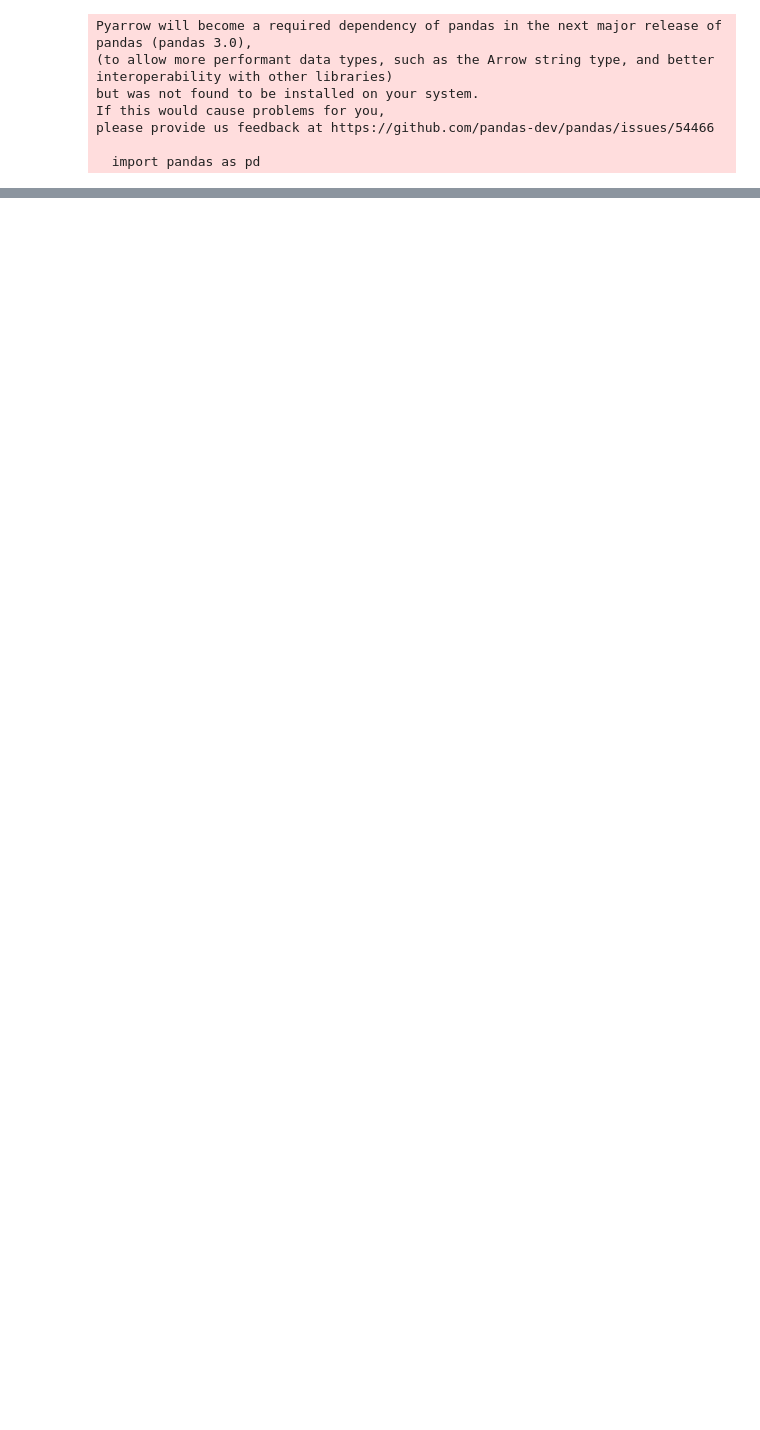
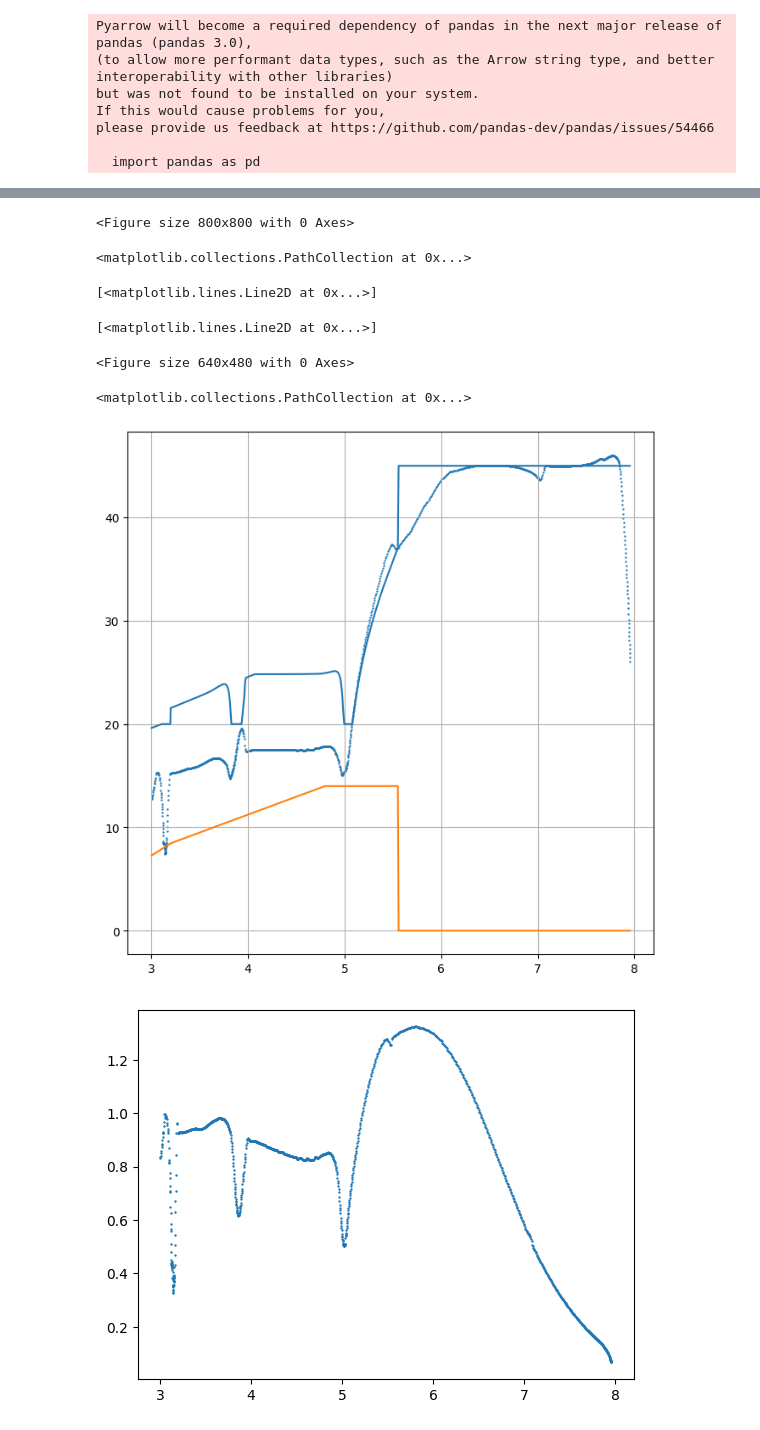
Before and after one commit to giuliodondi/kOS-Shuttle-OPS3, a Jupyter notebook: Ships/Script/Shuttle_OPS3/LOGS/vert_sit_displays.ipynb, the cells around one changed output, grey strips where cells are left out. Saved outputs shown, nothing was run; the diff lists cells and outputs as text; code cells hidden in the pictures; blank space fills up the shorter version.

Commit message:
grtls alpha limit profiles

```diff
--- a/Ships/Script/Shuttle_OPS3/LOGS/vert_sit_displays.ipynb
+++ b/Ships/Script/Shuttle_OPS3/LOGS/vert_sit_displays.ipynb
@@ -166,0 +164,29 @@ vert_sit_disp(2, data)
+# %%
+grtls_sit_data = data[data['mach'].between(3, 8)]
+
+plt.figure(figsize=(8,8))
+plt.scatter(
+           grtls_sit_data['mach'],
+            grtls_sit_data['alpha']*grtls_sit_data['cosphi'],
+            s=0.5
+    )
+plt.plot(grtls_sit_data['mach'], grtls_sit_data['alpul'])
+plt.plot(grtls_sit_data['mach'], grtls_sit_data['alpll'])
+
+plt.grid()
+
+plt.figure()
+plt.scatter(
+           grtls_sit_data['mach'],
+            grtls_sit_data['nz'],
+            s=0.5
+    )
+# %% [output]
+<Figure size 800x800 with 0 Axes>
+<matplotlib.collections.PathCollection at 0x...>
+[<matplotlib.lines.Line2D at 0x...>]
+[<matplotlib.lines.Line2D at 0x...>]
+<Figure size 640x480 with 0 Axes>
+<matplotlib.collections.PathCollection at 0x...>
+[figure, added]
+[figure, added]
```
Also changed, not shown: parts of 4 cells of this notebook, 2 other files.
